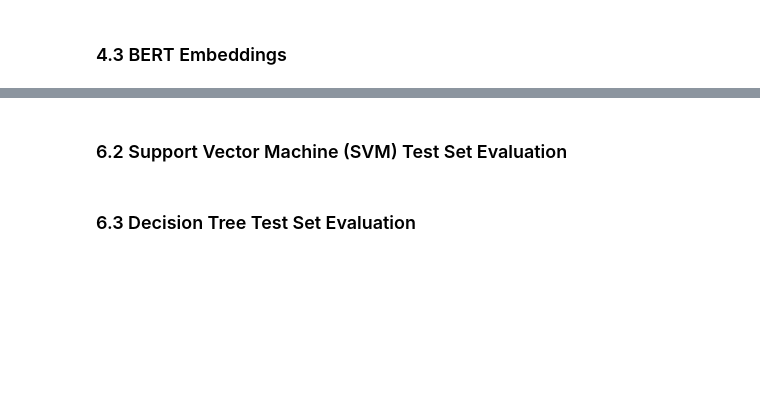
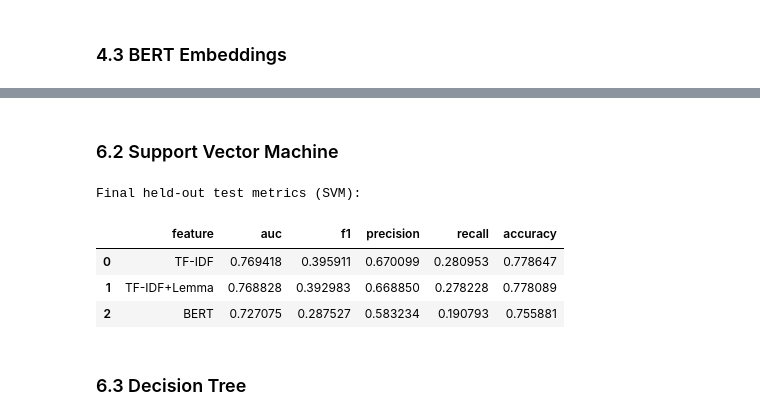
Before and after one commit to lzrcode-816/3244-Group-17-IMDB-Spoiler-Detection, a Jupyter notebook: Group17_Project.ipynb, the cells around one changed output, grey strips where cells are left out. Saved outputs shown, nothing was run; the diff lists cells and outputs as text; code cells hidden in the pictures; blank space fills up the shorter version.

```diff
--- a/Group17_Project.ipynb
+++ b/Group17_Project.ipynb
@@ -1331,40 +2016,48 @@ display(test_metrics_df)
 # %% [markdown]
-### 6.2 Support Vector Machine (SVM) Test Set Evaluation
+### 6.2 Support Vector Machine
 # %%
 def compute_metrics(y_true, y_prob, threshold=0.5):
     y_pred = (y_prob >= threshold).astype(int)
     return {
         "auc": roc_auc_score(y_true, y_prob),
         "f1": f1_score(y_true, y_pred, zero_division=0),
         "precision": precision_score(y_true, y_pred, zero_division=0),
         "recall": recall_score(y_true, y_pred, zero_division=0),
         "accuracy": accuracy_score(y_true, y_pred),
     }
 
+artifacts = load_full_train_test()
+
 # TF-IDF
-full_data = load_full_tfidf_split()
-y_test_prob_svm = svm_tfidf_model.predict_proba(full_data["X_test"])[:, 1]
-test_metrics_svm_tfidf = compute_metrics(full_data["y_test"], y_test_prob_svm)
+X_test_tfidf = artifacts["X_tfidf_test"]
+y_test = artifacts["y_test"]
+y_test_prob_svm_tfidf = svm_tfidf_model.predict_proba(X_test_tfidf)[:, 1]
+test_metrics_svm_tfidf = compute_metrics(y_test, y_test_prob_svm_tfidf)
 
 # TF-IDF + Lemma
-full_data_lemma = load_full_tfidf_lemma_split()
-y_test_prob_svm_lemma = svm_tfidf_lemma_model.predict_proba(full_data_lemma["X_test"])[:, 1]
-test_metrics_svm_lemma = compute_metrics(full_data_lemma["y_test"], y_test_prob_svm_lemma)
+X_test_lemma = artifacts["X_tfidf_lemma_test"]
+y_test_prob_svm_lemma = svm_tfidf_lemma_model.predict_proba(X_test_lemma)[:, 1]
+test_metrics_svm_lemma = compute_metrics(y_test, y_test_prob_svm_lemma)
 
 # BERT
-X_test_bert = full_data["X_bert_test"] if "X_bert_test" in full_data else full_train_test["X_bert_test"]
-y_test = full_data["y_test"] if "y_test" in full_data else full_train_test["y_test"]
+X_test_bert = artifacts["X_bert_test"]
 y_test_prob_svm_bert = svm_bert_model.predict_proba(X_test_bert)[:, 1]
 test_metrics_svm_bert = compute_metrics(y_test, y_test_prob_svm_bert)
 
 # Combine results
 test_metrics_svm_df = pd.DataFrame([
     {"feature": "TF-IDF", **test_metrics_svm_tfidf},
     {"feature": "TF-IDF+Lemma", **test_metrics_svm_lemma},
     {"feature": "BERT", **test_metrics_svm_bert}
 ])
 print("\nFinal held-out test metrics (SVM):")
 display(test_metrics_svm_df)
+# %% [output]
+Final held-out test metrics (SVM):
+|  | feature | auc | f1 | precision | recall | accuracy |
+| 0 | TF-IDF | 0.769418 | 0.395911 | 0.670099 | 0.280953 | 0.778647 |
+| 1 | TF-IDF+Lemma | 0.768828 | 0.392983 | 0.668850 | 0.278228 | 0.778089 |
+| 2 | BERT | 0.727075 | 0.287527 | 0.583234 | 0.190793 | 0.755881 |
 # %% [markdown]
-### 6.3 Decision Tree Test Set Evaluation
+### 6.3 Decision Tree
 # %%
```
Also changed, not shown: parts of 40 cells of this notebook.
